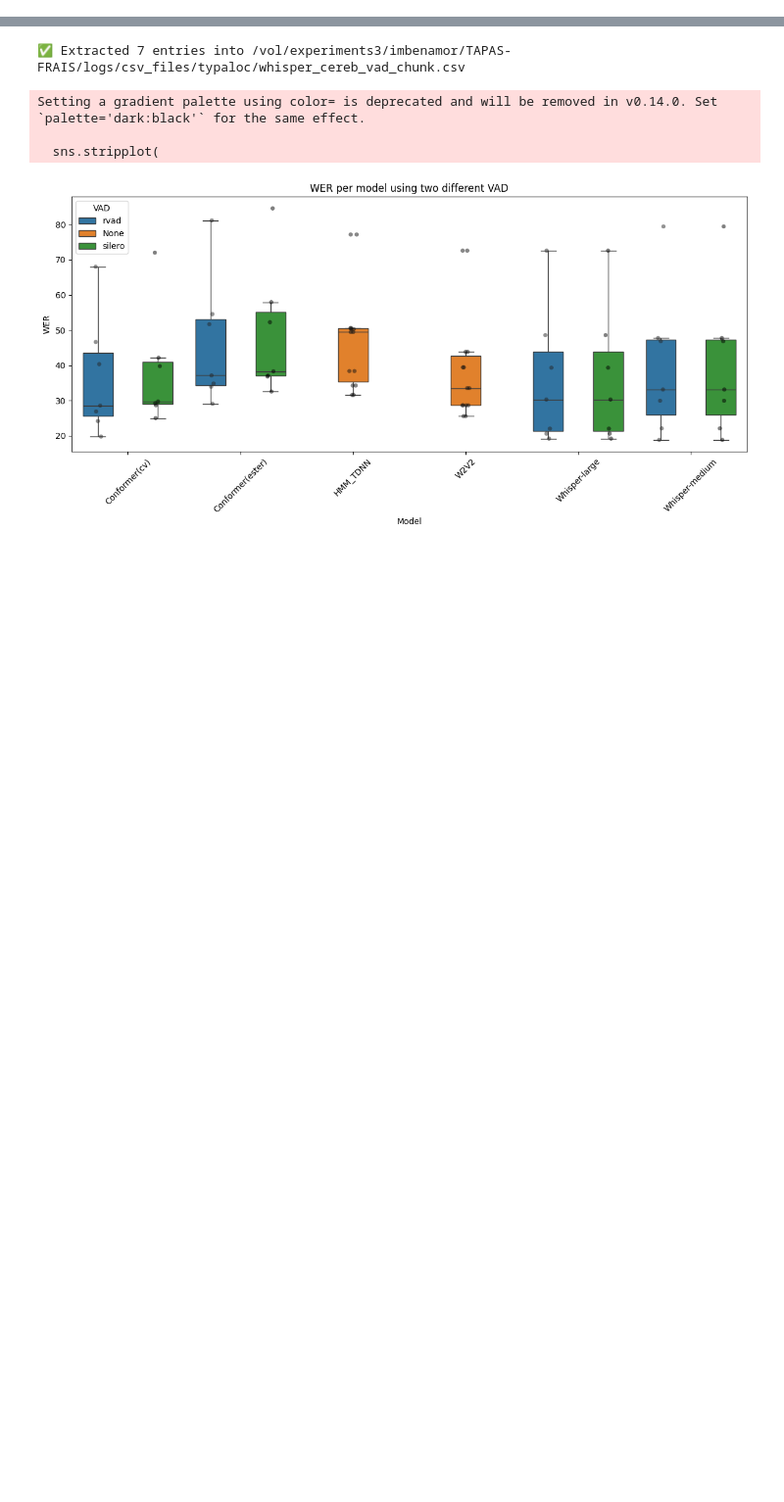
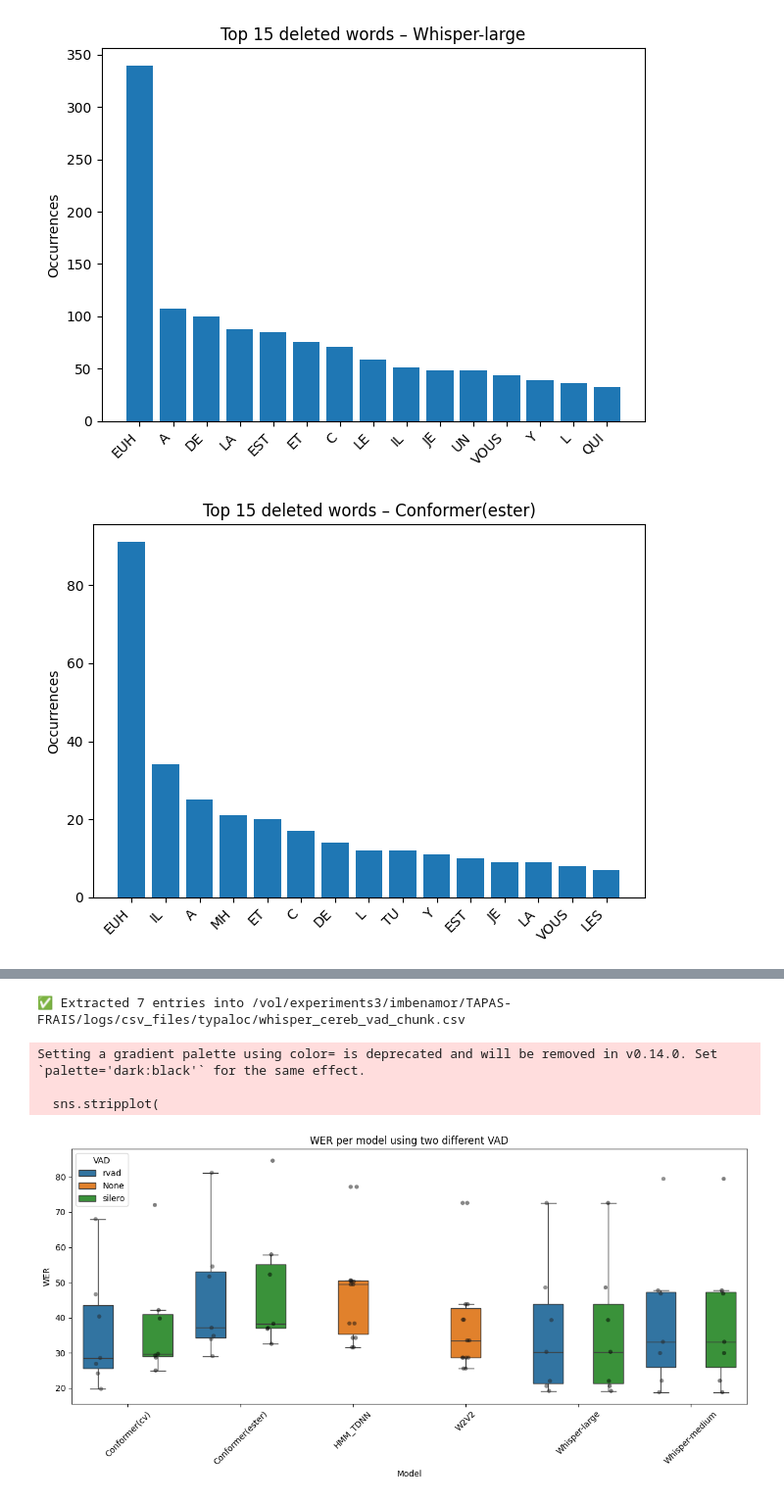
Before and after one commit to Imenbaa/TAPAS-FRAIS, a Jupyter notebook: src/utils/wer_analysis.ipynb, the cells around one changed output, grey strips where cells are left out. Shown at 98% size. Saved outputs shown, nothing was run; the diff lists cells and outputs as text; code cells hidden in the pictures; blank space fills up the shorter version.

```diff
--- a/src/utils/wer_analysis.ipynb
+++ b/src/utils/wer_analysis.ipynb
@@ -30,2 +10,25 @@ df_final = df_final[[col] + [c for c in df_final.columns if c != col]]
+# %%
+"""from list_files import list_files
+from read_transcription import *
+from normalise_text import *
+tg_to_wav = list_files("/vol/corpora/Rhapsodie/TextGrids-fev2013")
+ref = []
+utt_ids=[]
+for tg,wav in tg_to_wav.items():
+    wav_file = os.path.join("/vol/corpora/Rhapsodie/wav16k_corrected", wav)
+    trans_file = os.path.join("/vol/corpora/Rhapsodie/TextGrids-fev2013", tg)
+    if os.path.exists(wav_file) and os.path.exists(trans_file):
+        utt_ids.append(wav.split(".")[0])
+        ref_transcriptions = get_textgrid_transcription_rhap(trans_file)
+        ref.append(" ".join(normalization(ref_transcriptions)))"""
+# %%
+"""def create_ref_trn(ref_texts, utt_ids, output_path="ref.trn"):
+    assert len(ref_texts) == len(utt_ids), "Mismatch texts / utt_ids"
+
+    with open(output_path, "w", encoding="utf-8") as f:
+        for text, utt_id in zip(ref_texts, utt_ids):
+            text = text.strip().lower()
+            f.write(f"{text} ({utt_id})\n")
+create_ref_trn(ref, utt_ids, "ref.trn")"""
 # %%
-df_final.to_csv("/vol/experiments3/imbenamor/TAPAS-FRAIS/logs/csv_files/rhap/rhap_sans_hesitation_ni_rep.csv")
+df =pd.read_csv("/vol/experiments3/imbenamor/TAPAS-FRAIS/logs/csv_files/rhap/rhap_sans_hesitation.csv")
@@ -65,0 +237,11 @@ dtype: object
+# %%
+
+for asr, data in results.items():
+    plot_top_deleted(
+        del_dict=data["deleted"],
+        asr_name=asr,
+        top_n=15
+    )
+# %% [output]
+[figure, added]
+[figure, added]
```
Also changed, not shown: parts of 25 cells of this notebook, 24 other files.
